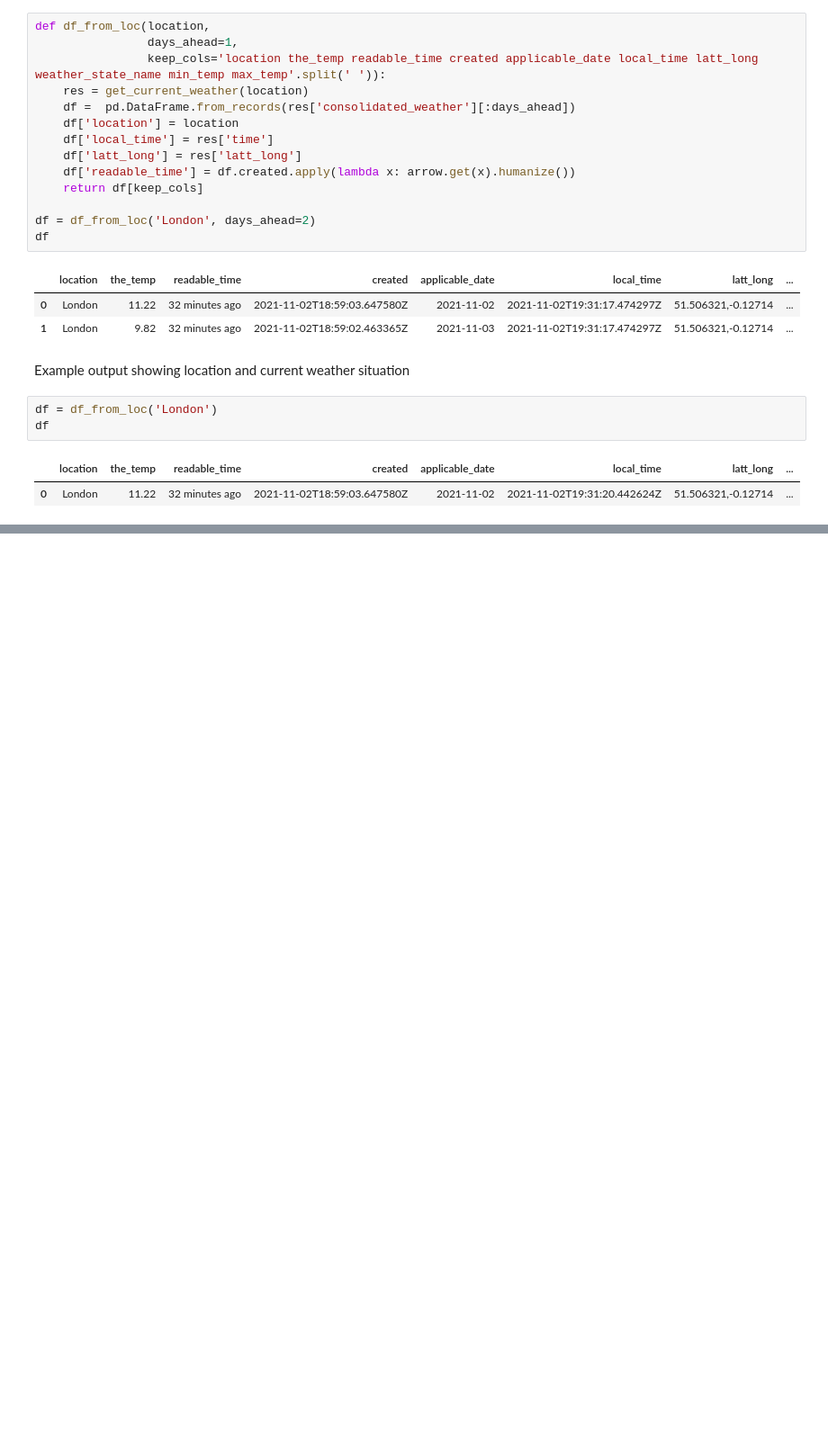
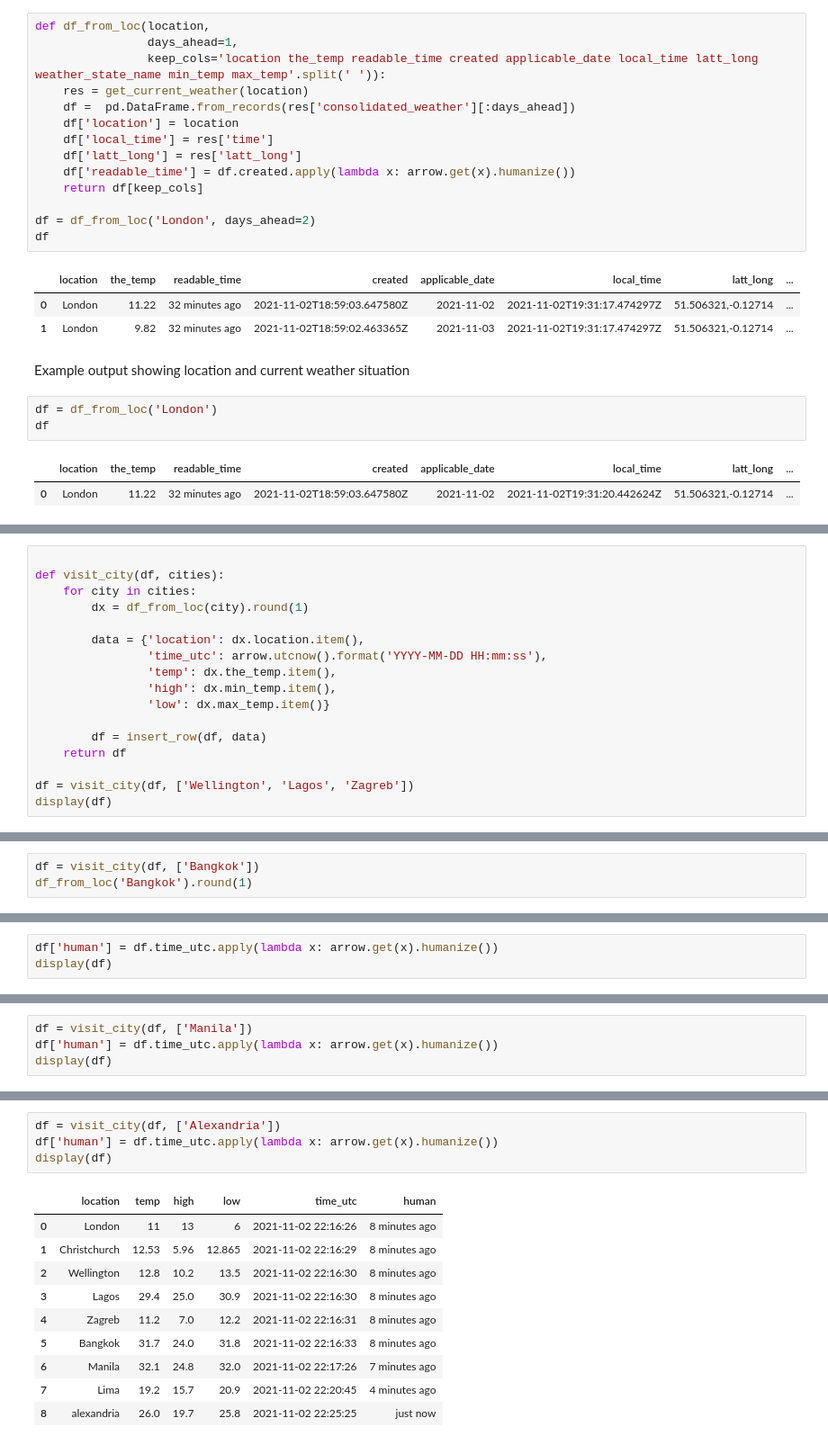
Before and after one commit to lukexyz/prodb, a Jupyter notebook: examples/01_weather_app.ipynb, the cells around one changed output, grey strips where cells are left out. Shown: that part at 90% size. Saved outputs shown, nothing was run; the diff lists cells and outputs as text; blank space fills up the shorter version.

Commit message:
add historical north african cities to pro db

```diff
--- a/examples/01_weather_app.ipynb
+++ b/examples/01_weather_app.ipynb
@@ -182,0 +183,17 @@ display(df)
+# %%
+
+def visit_city(df, cities):
+    for city in cities:
+        dx = df_from_loc(city).round(1)
+
+        data = {'location': dx.location.item(),
+                'time_utc': arrow.utcnow().format('YYYY-MM-DD HH:mm:ss'),
+                'temp': dx.the_temp.item(),
+                'high': dx.min_temp.item(),
+                'low': dx.max_temp.item()}
+
+        df = insert_row(df, data)
+    return df
+
+df = visit_city(df, ['Wellington', 'Lagos', 'Zagreb'])
+display(df)
@@ -182,0 +212,3 @@ display(df)
+# %%
+df = visit_city(df, ['Bangkok'])
+df_from_loc('Bangkok').round(1)
@@ -182,0 +228,3 @@ display(df)
+# %%
+df['human'] = df.time_utc.apply(lambda x: arrow.get(x).humanize())
+display(df)
@@ -182,0 +239,4 @@ display(df)
+# %%
+df = visit_city(df, ['Manila'])
+df['human'] = df.time_utc.apply(lambda x: arrow.get(x).humanize())
+display(df)
@@ -182,0 +252,15 @@ display(df)
+# %%
+df = visit_city(df, ['Alexandria'])
+df['human'] = df.time_utc.apply(lambda x: arrow.get(x).humanize())
+display(df)
+# %% [output]
+|  | location | temp | high | low | time_utc | human |
+| 0 | London | 11 | 13 | 6 | 2021-11-02 22:16:26 | 8 minutes ago |
+| 1 | Christchurch | 12.53 | 5.96 | 12.865 | 2021-11-02 22:16:29 | 8 minutes ago |
+| 2 | Wellington | 12.8 | 10.2 | 13.5 | 2021-11-02 22:16:30 | 8 minutes ago |
+| 3 | Lagos | 29.4 | 25.0 | 30.9 | 2021-11-02 22:16:30 | 8 minutes ago |
+| 4 | Zagreb | 11.2 | 7.0 | 12.2 | 2021-11-02 22:16:31 | 8 minutes ago |
+| 5 | Bangkok | 31.7 | 24.0 | 31.8 | 2021-11-02 22:16:33 | 8 minutes ago |
+| 6 | Manila | 32.1 | 24.8 | 32.0 | 2021-11-02 22:17:26 | 7 minutes ago |
+| 7 | Lima | 19.2 | 15.7 | 20.9 | 2021-11-02 22:20:45 | 4 minutes ago |
+| 8 | alexandria | 26.0 | 19.7 | 25.8 | 2021-11-02 22:25:25 | just now |
```
Also changed, not shown: parts of 22 cells of this notebook, 1 other file.
